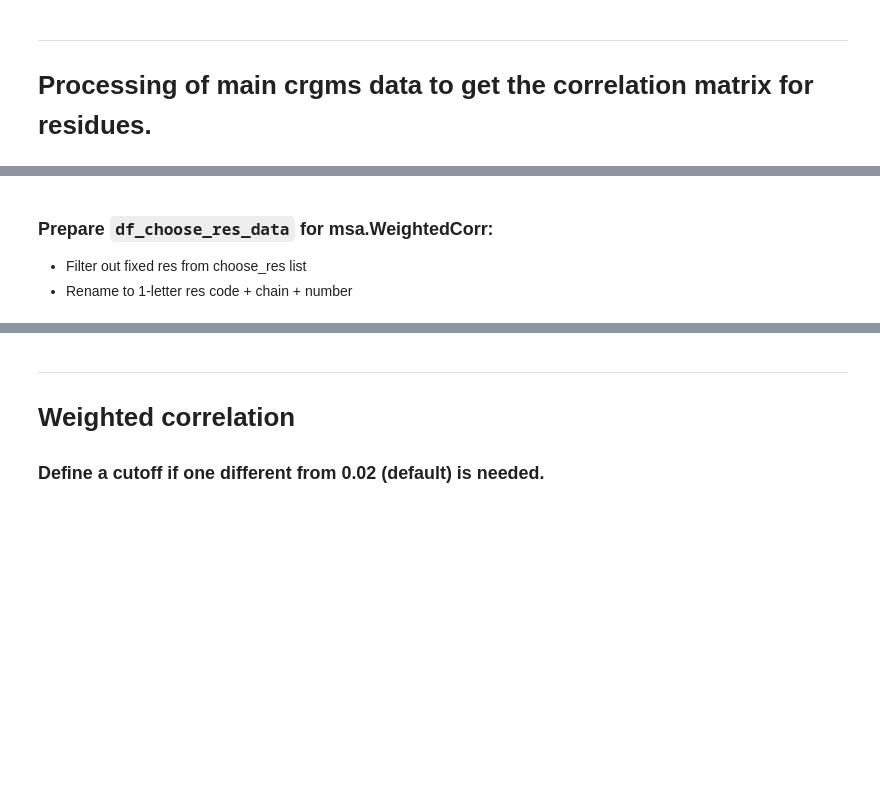
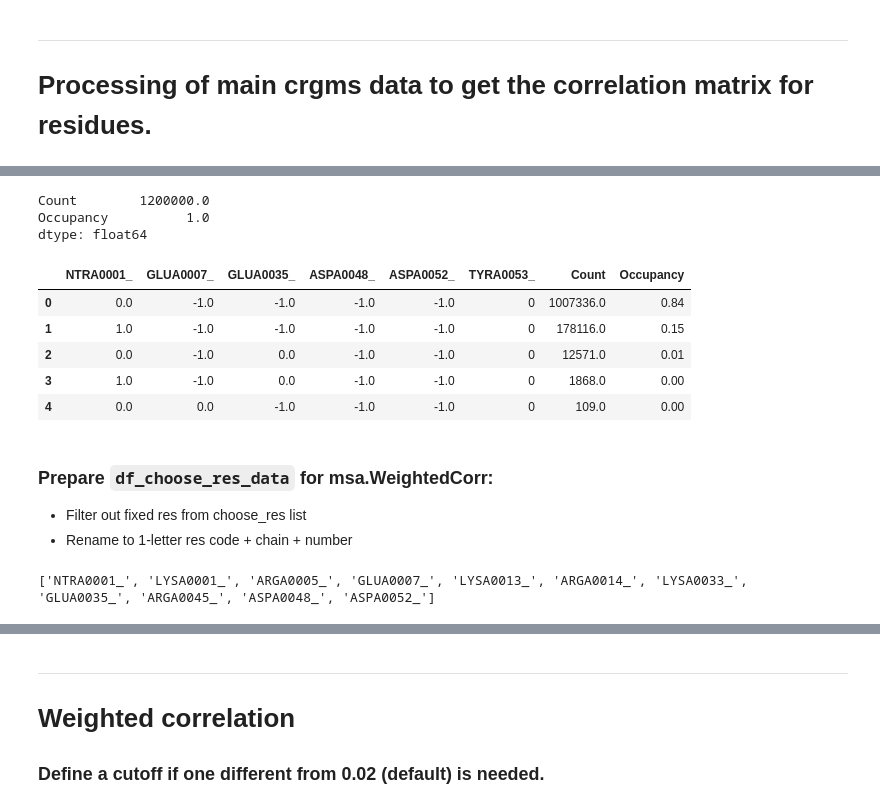
Before and after one commit to Raihancuny/python, a Jupyter notebook: microstate_analysis_code/run_cms_analysis.ipynb, the cells around one changed output, grey strips where cells are left out. Saved outputs shown, nothing was run; the diff lists cells and outputs as text; code cells hidden in the pictures; blank space fills up the shorter version.

```diff
--- a/microstate_analysis_code/run_cms_analysis.ipynb
+++ b/microstate_analysis_code/run_cms_analysis.ipynb
@@ -421,7 +518,18 @@ df_choose_res_data.to_csv(output_dir.joinpath(file_name), header=True)
 # %%
 # Uncomment to display:
 
+df_choose_res_data[["Count", "Occupancy"]].sum()
 df_choose_res_data
+# %% [output]
+Count        1200000.0
+Occupancy          1.0
+dtype: float64
+|  | NTRA0001_ | GLUA0007_ | GLUA0035_ | ASPA0048_ | ASPA0052_ | TYRA0053_ | Count | Occupancy |
+| 0 | 0.0 | -1.0 | -1.0 | -1.0 | -1.0 | 0 | 1007336.0 | 0.84 |
+| 1 | 1.0 | -1.0 | -1.0 | -1.0 | -1.0 | 0 | 178116.0 | 0.15 |
+| 2 | 0.0 | -1.0 | 0.0 | -1.0 | -1.0 | 0 | 12571.0 | 0.01 |
+| 3 | 1.0 | -1.0 | 0.0 | -1.0 | -1.0 | 0 | 1868.0 | 0.00 |
+| 4 | 0.0 | 0.0 | -1.0 | -1.0 | -1.0 | 0 | 109.0 | 0.00 |
 # %% [markdown]
 ### Prepare `df_choose_res_data` for msa.WeightedCorr:
  * Filter out fixed res from choose_res list
@@ -434,7 +542,9 @@ df_chosen_res_renamed = msa.rename_order_residues(df_choose_res_data, chosen_fre
 # %%
 # Uncomment to display:
 
-#print(chosen_free)
+print(chosen_free)
+# %% [output]
+['NTRA0001_', 'LYSA0001_', 'ARGA0005_', 'GLUA0007_', 'LYSA0013_', 'ARGA0014_', 'LYSA0033_', 'GLUA0035_', 'ARGA0045_', 'ASPA0048_', 'ASPA0052_']
 # %%
 # Relabel residues with shorter names:
 df_chosen_res_renamed = msa.rename_order_residues(df_choose_res_data, chosen_free)
```
Also changed, not shown: parts of 31 cells of this notebook, 5 other files.
